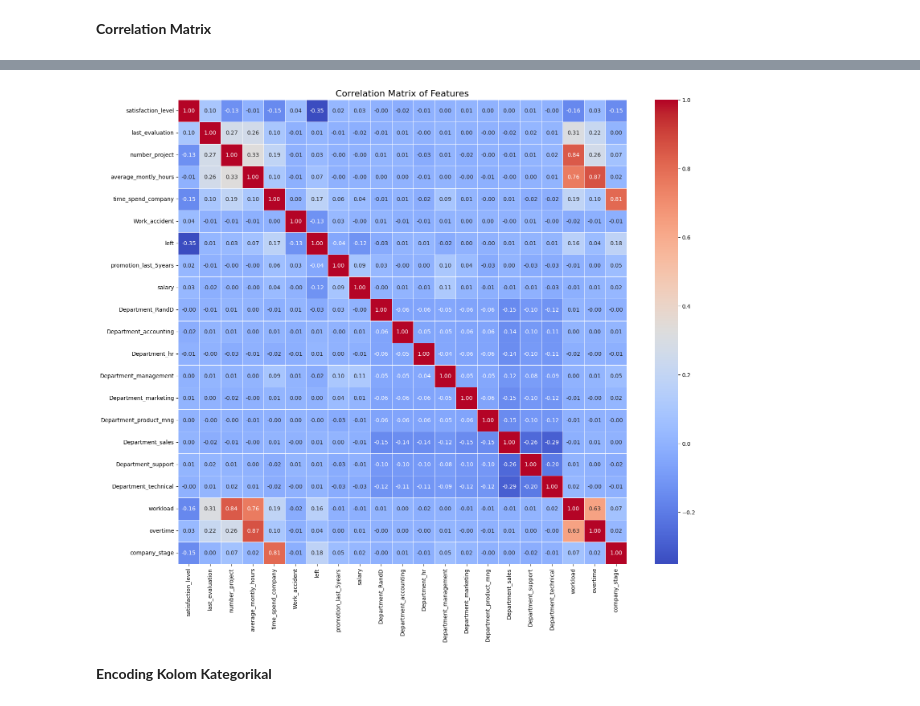
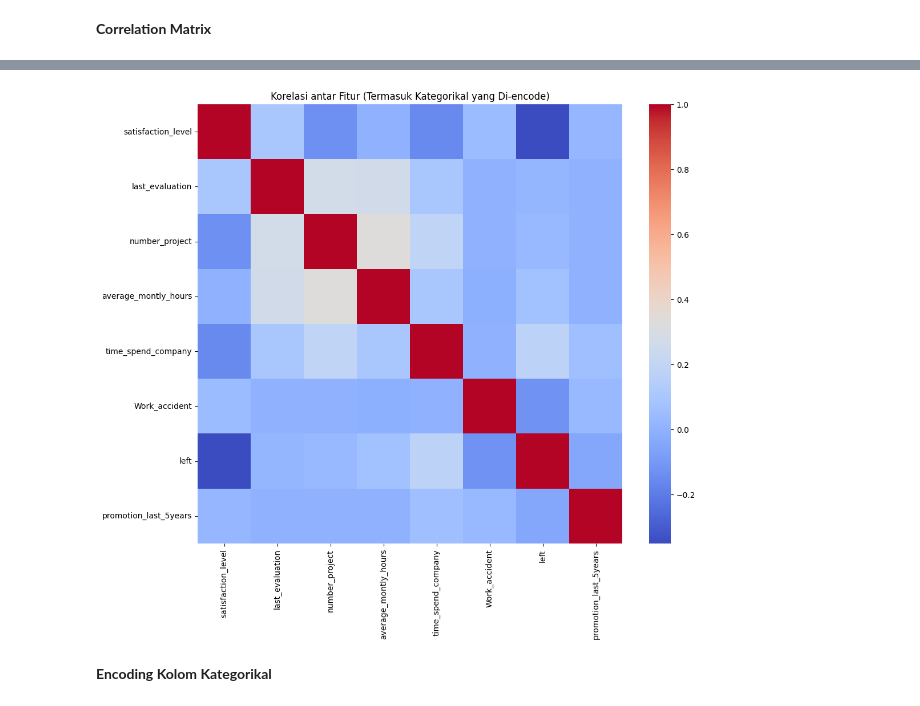
Before and after one commit to dindahanifa/mechine_learning, a Jupyter notebook: HR_LR.ipynb, the cells around one changed output, grey strips where cells are left out. Saved outputs shown, nothing was run; the diff lists cells and outputs as text; code cells hidden in the pictures.

```diff
--- a/HR_LR.ipynb
+++ b/HR_LR.ipynb
@@ -179,13 +166,11 @@ Correlation Matrix (first 5 rows and columns):
-# %%
-import matplotlib.pyplot as plt
-import seaborn as sns
-
-plt.figure(figsize=(18, 15))
-sns.heatmap(correlation_matrix, annot=True, cmap='coolwarm', fmt=".2f", linewidths=.5)
-plt.title('Correlation Matrix of Features', fontsize=16)
-plt.show()
-# %% [output]
-[figure, removed]
+# %%
+# Korelasi semua fitur numerik (termasuk yang telah di-encode)
+plt.figure(figsize=(12, 10)) # Sesuaikan ukuran figure agar lebih mudah dibaca
+sns.heatmap(data.corr(numeric_only=True), annot=False, cmap='coolwarm') # Menggunakan 'data' dan tambahkan numeric_only=True
+plt.title("Korelasi antar Fitur (Termasuk Kategorikal yang Di-encode)")
+plt.show()
+# %% [output]
+[figure, added]
 # %% [markdown]
 **Encoding Kolom Kategorikal**
 # %%
```
Also changed, not shown: parts of 8 cells of this notebook.
